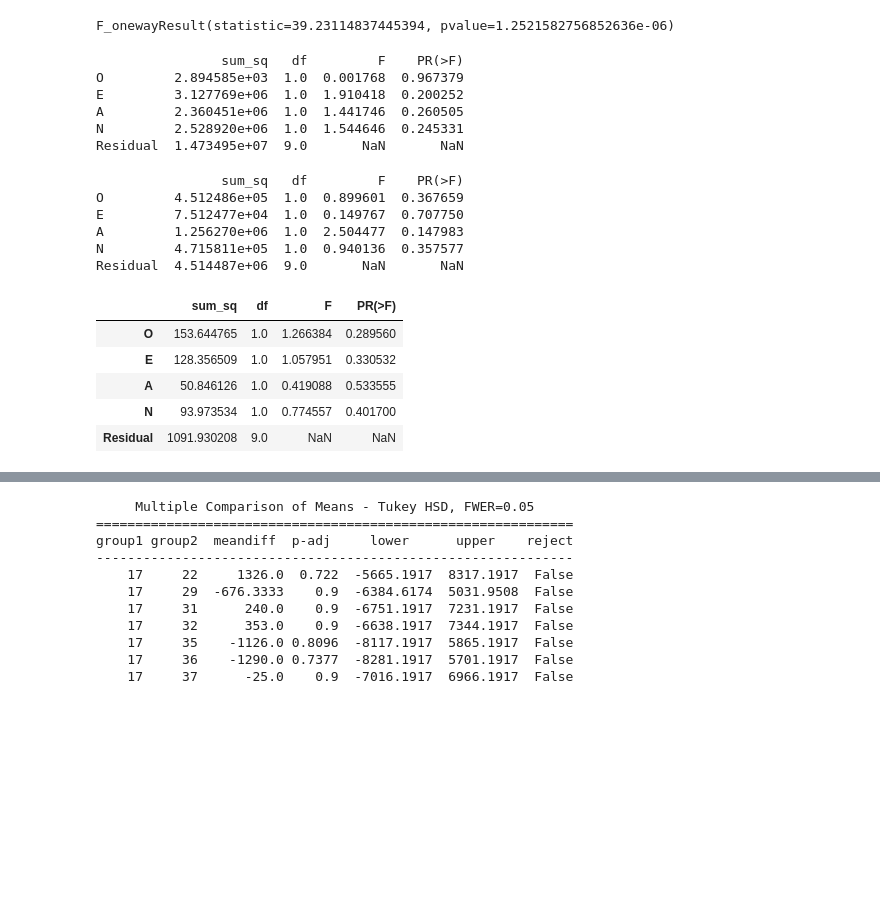
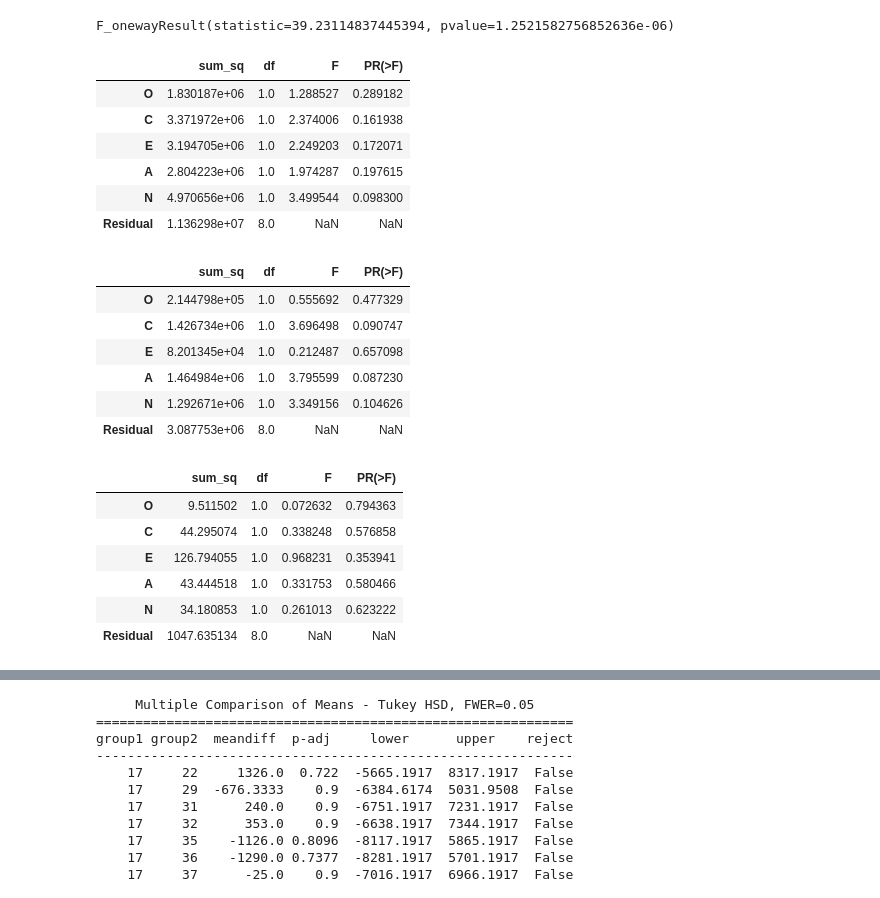
Before and after one commit to leosilva/peerj_computer_science_2022, a Jupyter notebook: Notebooks/Algorithms Statistics.ipynb, the cells around one changed output, grey strips where cells are left out. Cells and saved outputs as stored; diff of their text form; code cells hidden in the pictures; blank space fills up the shorter version.

```diff
--- a/Notebooks/Algorithms Statistics.ipynb
+++ b/Notebooks/Algorithms Statistics.ipynb
@@ -396,6 +396,24 @@ def create_data():
     df = pd.DataFrame(bar_chart_data, columns=[
         "Participant","pos", "neu", "neg",
         "por_pos","por_neu","por_neg", "O", "C", "E", "A", "N"])
+
+    biglist = ['O', 'C', 'E', 'A', 'N']
+    for b in biglist:
+        res = []
+        for r in df[b]:
+            if r <= 10:
+                res.append(1)
+            elif r > 10 and r < 21:
+                res.append(2)
+            elif r > 20 and r < 31:
+                res.append(3)
+            elif r > 30 and r < 41:
+                res.append(4)
+            elif r > 40:
+                res.append(5)
+
+        df['{}_Coded'.format(b)] = res
+
     return df
 # %%
 df = create_data()
@@ -453,36 +495,39 @@ stats.f_oneway(df['pos'], df['O'])
 # %% [output]
 F_onewayResult(statistic=39.23114837445394, pvalue=1.2521582756852636e-06)
 # %%
-model = ols('pos ~ O + E + A + N', data = df).fit()
+model = ols('pos ~ O + C + E + A + N', data = df).fit()
 aov = sm.stats.anova_lm(model, typ=2)
-print(aov)
+aov
 # %% [output]
-                sum_sq   df         F    PR(>F)
-O         2.894585e+03  1.0  0.001768  0.967379
-E         3.127769e+06  1.0  1.910418  0.200252
-A         2.360451e+06  1.0  1.441746  0.260505
-N         2.528920e+06  1.0  1.544646  0.245331
-Residual  1.473495e+07  9.0       NaN       NaN
+|  | sum_sq | df | F | PR(>F) |
+| O | 1.830187e+06 | 1.0 | 1.288527 | 0.289182 |
+| C | 3.371972e+06 | 1.0 | 2.374006 | 0.161938 |
+| E | 3.194705e+06 | 1.0 | 2.249203 | 0.172071 |
+| A | 2.804223e+06 | 1.0 | 1.974287 | 0.197615 |
+| N | 4.970656e+06 | 1.0 | 3.499544 | 0.098300 |
+| Residual | 1.136298e+07 | 8.0 | NaN | NaN |
 # %%
-model = ols('neg ~ O + E + A + N', data = df).fit()
+model = ols('neg ~ O + C + E + A + N', data = df).fit()
 aov = sm.stats.anova_lm(model, typ=2)
-print(aov)
+aov
 # %% [output]
-                sum_sq   df         F    PR(>F)
-O         4.512486e+05  1.0  0.899601  0.367659
-E         7.512477e+04  1.0  0.149767  0.707750
-A         1.256270e+06  1.0  2.504477  0.147983
-N         4.715811e+05  1.0  0.940136  0.357577
-Residual  4.514487e+06  9.0       NaN       NaN
+|  | sum_sq | df | F | PR(>F) |
+| O | 2.144798e+05 | 1.0 | 0.555692 | 0.477329 |
+| C | 1.426734e+06 | 1.0 | 3.696498 | 0.090747 |
+| E | 8.201345e+04 | 1.0 | 0.212487 | 0.657098 |
+| A | 1.464984e+06 | 1.0 | 3.795599 | 0.087230 |
+| N | 1.292671e+06 | 1.0 | 3.349156 | 0.104626 |
+| Residual | 3.087753e+06 | 8.0 | NaN | NaN |
 # %%
-model = ols('por_pos ~ O + E + A + N', data = df).fit()
+model = ols('por_pos ~ O + C + E + A + N', data = df).fit()
 aov = sm.stats.anova_lm(model, typ=2)
 aov
 # %% [output]
 |  | sum_sq | df | F | PR(>F) |
-| O | 153.644765 | 1.0 | 1.266384 | 0.289560 |
-| E | 128.356509 | 1.0 | 1.057951 | 0.330532 |
-| A | 50.846126 | 1.0 | 0.419088 | 0.533555 |
-| N | 93.973534 | 1.0 | 0.774557 | 0.401700 |
-| Residual | 1091.930208 | 9.0 | NaN | NaN |
+| O | 9.511502 | 1.0 | 0.072632 | 0.794363 |
+| C | 44.295074 | 1.0 | 0.338248 | 0.576858 |
+| E | 126.794055 | 1.0 | 0.968231 | 0.353941 |
+| A | 43.444518 | 1.0 | 0.331753 | 0.580466 |
+| N | 34.180853 | 1.0 | 0.261013 | 0.623222 |
+| Residual | 1047.635134 | 8.0 | NaN | NaN |
 # %%
```
Also changed, not shown: parts of 28 cells of this notebook.
